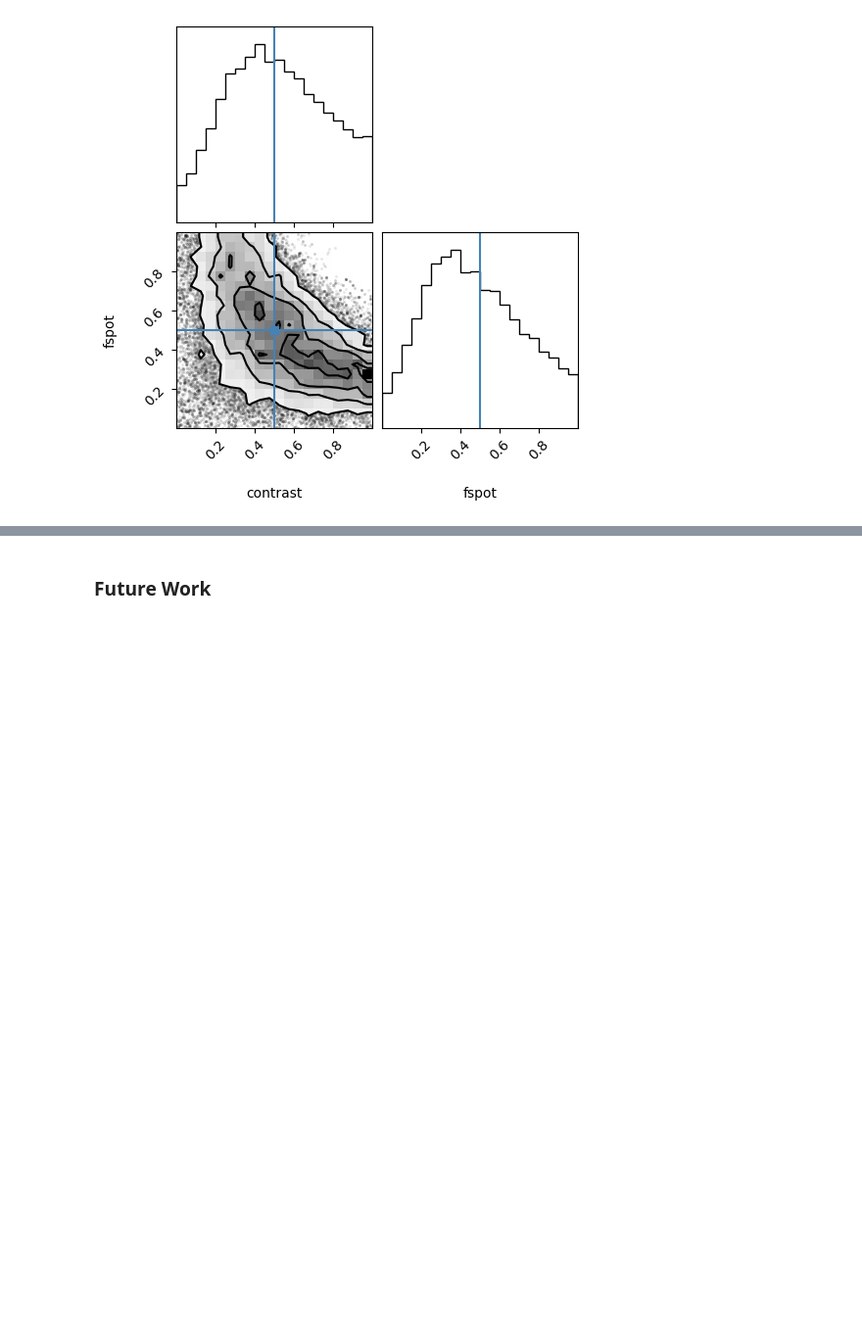
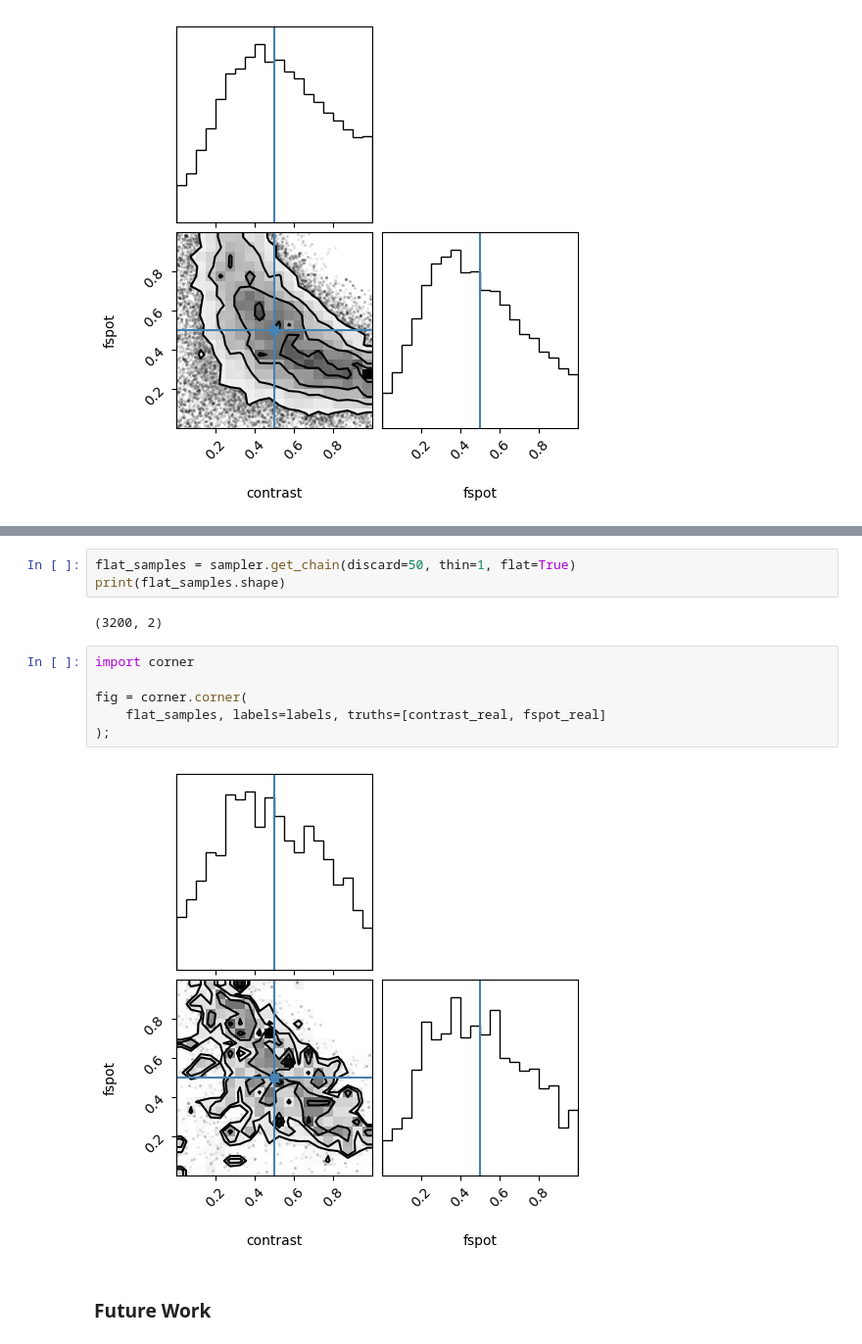
Before and after one commit to MohammadRefat23/StarryStarSpots_MCMC, a Jupyter notebook: StarryStarSpots_MCMC.ipynb, the cells around one changed output, grey strips where cells are left out. Shown at 98% size. Cells and saved outputs as stored; diff of their text form; blank space fills up the shorter version.

```diff
--- a/StarryStarSpots_MCMC.ipynb
+++ b/StarryStarSpots_MCMC.ipynb
@@ -156,3 +210,16 @@ fig = corner.corner(
+# %%
+flat_samples = sampler.get_chain(discard=50, thin=1, flat=True)
+print(flat_samples.shape)
+# %% [output]
+(3200, 2)
+# %%
+import corner
+
+fig = corner.corner(
+    flat_samples, labels=labels, truths=[contrast_real, fspot_real]
+);
+# %% [output]
+[figure, added]
 # %% [markdown]
 ### Future Work
 # %% [markdown]
```
Also changed, not shown: parts of 10 cells of this notebook.
